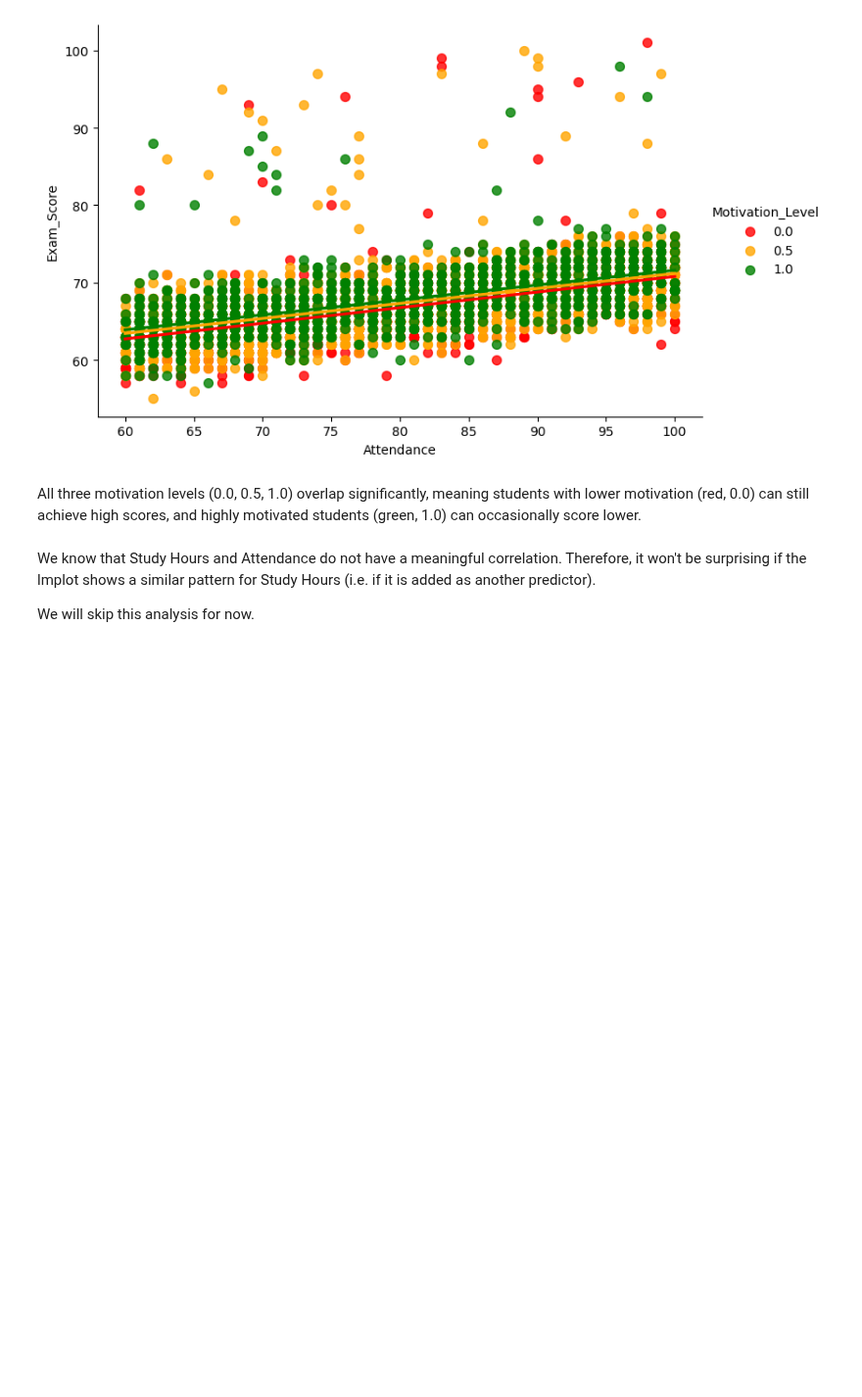
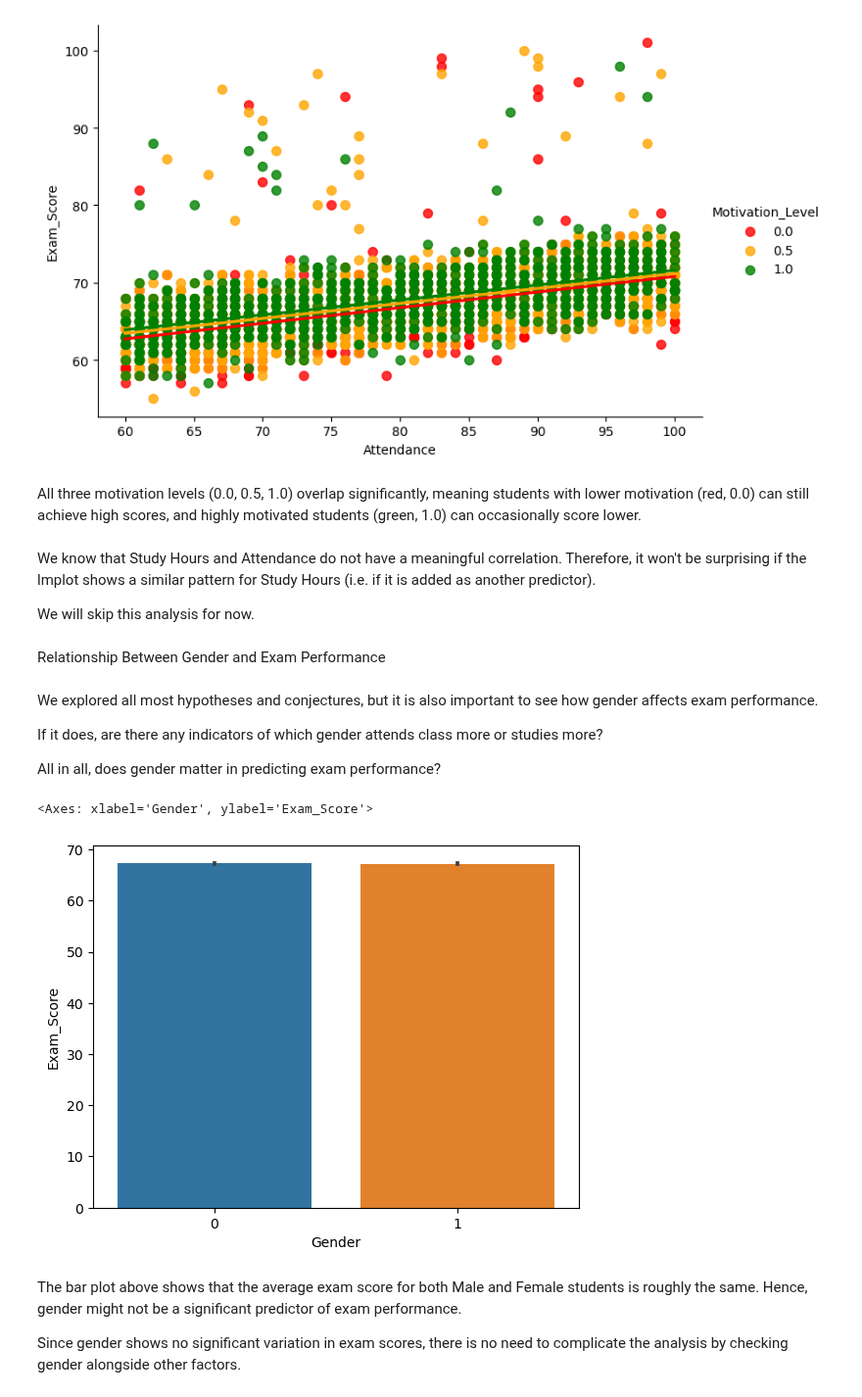
Before and after one commit to setarehsalkhi/OMIS-114-Project, a Jupyter notebook: CleanedData.ipynb, the cells around one changed output. Shown at 98% size. Drawn from its saved outputs; the diff is of its cells as text; code cells hidden in the pictures; blank space fills up the shorter version.

```diff
--- a/CleanedData.ipynb
+++ b/CleanedData.ipynb
@@ -491,3 +491,21 @@ All three motivation levels (0.0, 0.5, 1.0) overlap significantly, meaning stude
 We know that Study Hours and Attendance do not have a meaningful correlation. Therefore, it won't be surprising if the lmplot shows a similar pattern for Study Hours (i.e. if it is added as another predictor).
 
 We will skip this analysis for now.
+# %% [markdown]
+Relationship Between Gender and Exam Performance
+# %% [markdown]
+We explored all most hypotheses and conjectures, but it is also important to see how gender affects exam performance.
+
+If it does, are there any indicators of which gender attends class more or studies more?
+
+All in all, does gender matter in predicting exam performance?
+# %%
+# Average exam scores for each gender
+sns.barplot(x = "Gender", y = "Exam_Score", data=df2)
+# %% [output]
+<Axes: xlabel='Gender', ylabel='Exam_Score'>
+[figure, added]
+# %% [markdown]
+The bar plot above shows that the average exam score for both Male and Female students is roughly the same. Hence, gender might not be a significant predictor of exam performance.
+
+Since gender shows no significant variation in exam scores, there is no need to complicate the analysis by checking gender alongside other factors.
```
